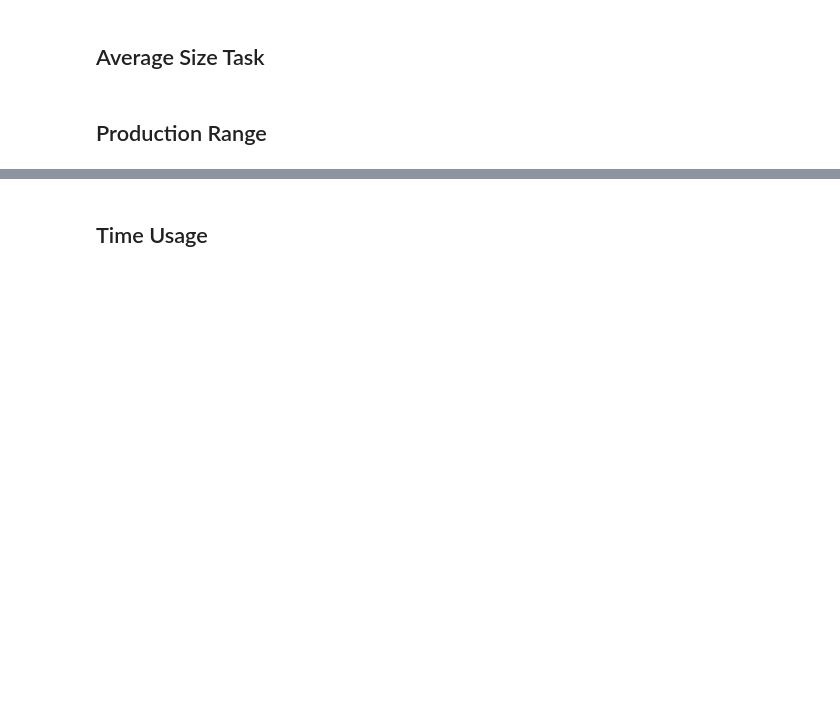
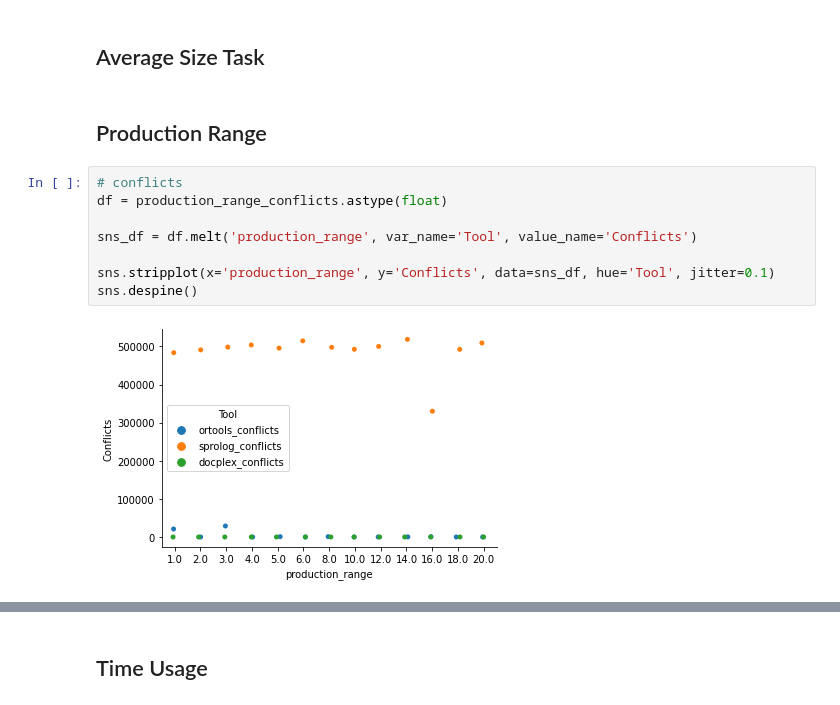
Before and after one commit to LeKinaSa/plr-job-shop, a Jupyter notebook: FinalResultsAnalysis.ipynb, the cells around one changed output, grey strips where cells are left out. Cells and saved outputs as stored; diff of their text form; blank space fills up the shorter version.

Commit message:
Production Range graphs done (4 out of 9)

```diff
--- a/FinalResultsAnalysis.ipynb
+++ b/FinalResultsAnalysis.ipynb
@@ -136,3 +136,13 @@ time_out_branches
 ## Average Size Task
 # %% [markdown]
 ## Production Range
+# %%
+# conflicts
+df = production_range_conflicts.astype(float)
+
+sns_df = df.melt('production_range', var_name='Tool', value_name='Conflicts')
+
+sns.stripplot(x='production_range', y='Conflicts', data=sns_df, hue='Tool', jitter=0.1)
+sns.despine()
+# %% [output]
+[figure, added]
```
Also changed, not shown: parts of 15 cells of this notebook.
